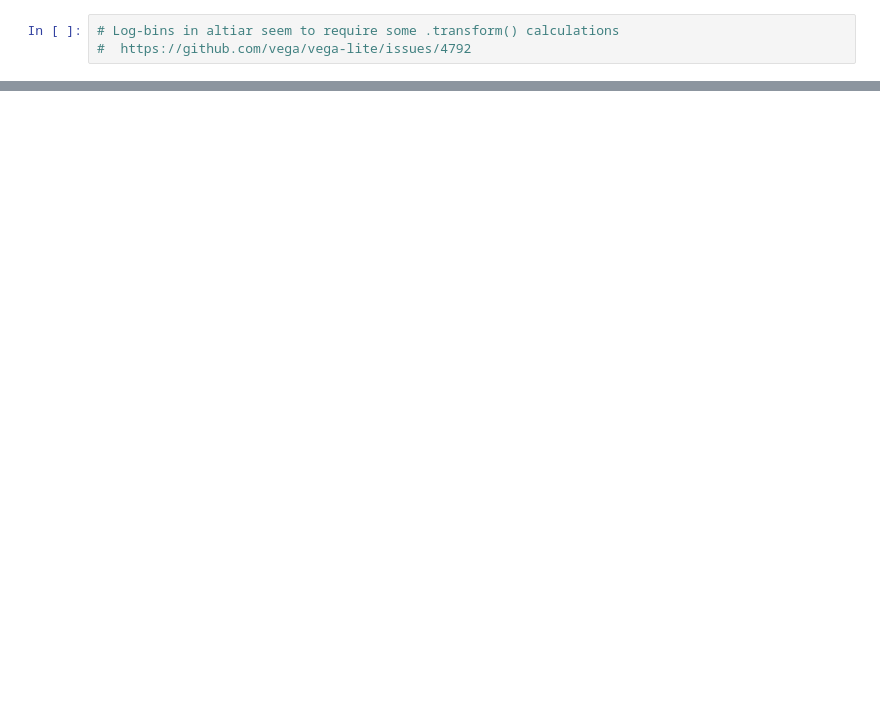
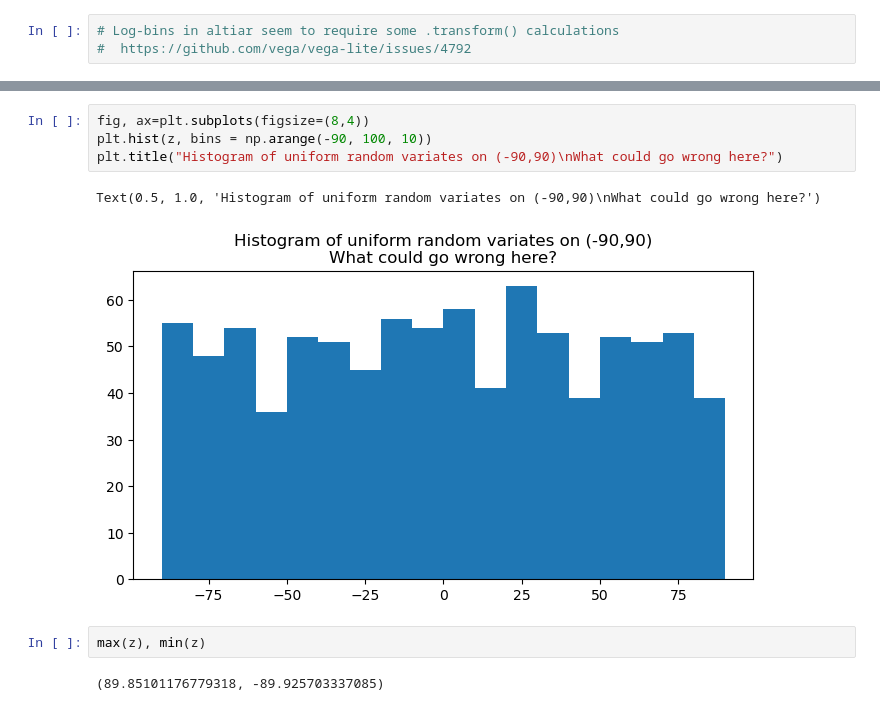
Before and after one commit to wltrimbl/uchicago-data227, a Jupyter notebook: notebooks/Loghistogram-openpayments.ipynb, the cells around one changed output, grey strips where cells are left out. Saved outputs shown, nothing was run; the diff lists cells and outputs as text; blank space fills up the shorter version.

```diff
--- a/notebooks/Loghistogram-openpayments.ipynb
+++ b/notebooks/Loghistogram-openpayments.ipynb
@@ -282,0 +347,11 @@ Text(0.5, 1.0, 'Histogram of uniform random variates on (-90,90)\nWhat could go
+# %%
+fig, ax=plt.subplots(figsize=(8,4))
+plt.hist(z, bins = np.arange(-90, 100, 10))
+plt.title("Histogram of uniform random variates on (-90,90)\nWhat could go wrong here?")
+# %% [output]
+Text(0.5, 1.0, 'Histogram of uniform random variates on (-90,90)\nWhat could go wrong here?')
+[figure, added]
+# %%
+max(z), min(z)
+# %% [output]
+(89.85101176779318, -89.925703337085)
```
Also changed, not shown: parts of 14 cells of this notebook.
